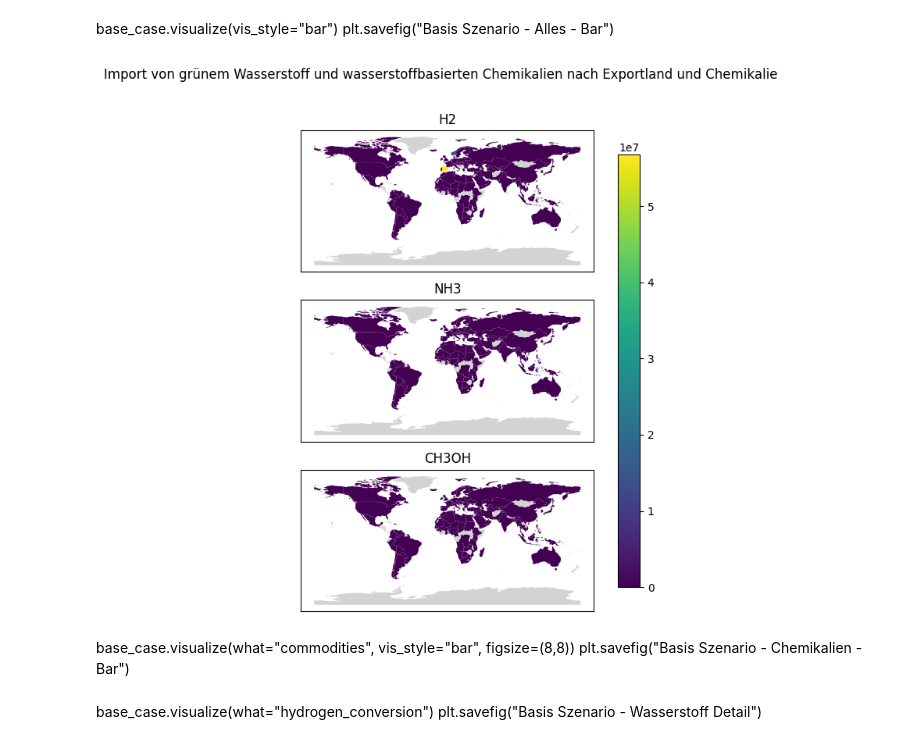
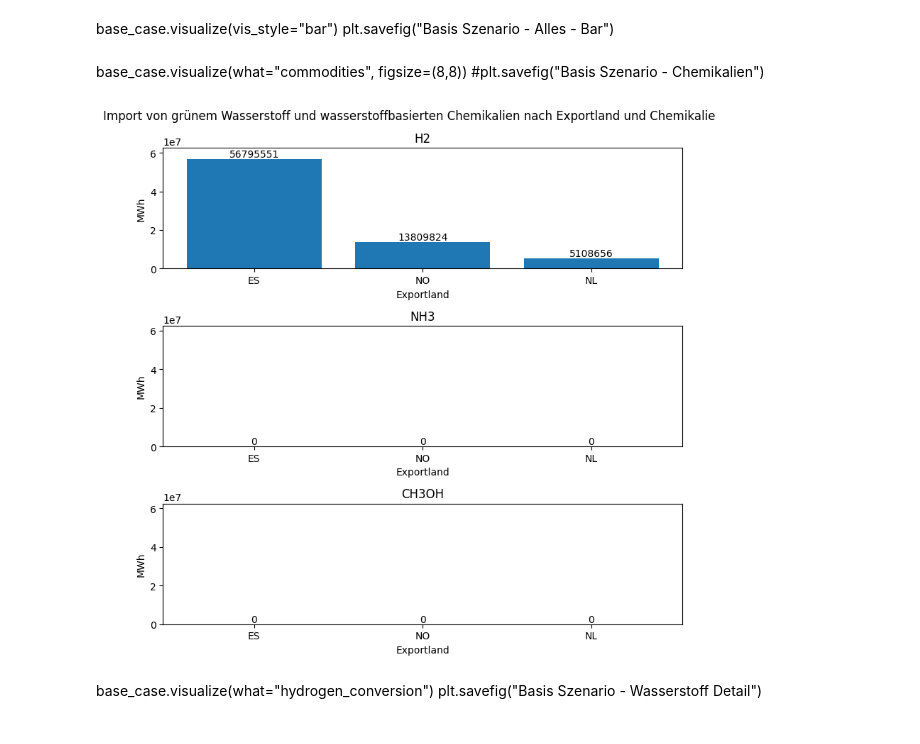
Before and after one commit to FaKurz/hydro_opt, a Jupyter notebook: demonstration.ipynb, the cells around one changed output. Drawn from its saved outputs; the diff is of its cells as text; code cells hidden in the pictures.

```diff
--- a/demonstration.ipynb
+++ b/demonstration.ipynb
@@ -58,14 +54,15 @@ base_case.visualize()
 # %% [markdown]
 base_case.visualize(vis_style="bar")
 plt.savefig("Basis Szenario - Alles - Bar")
-# %%
-base_case.visualize(what="commodities", figsize=(8,8))
-#plt.savefig("Basis Szenario - Chemikalien")
-# %% [output]
-[figure, removed]
-# %% [markdown]
-base_case.visualize(what="commodities", vis_style="bar", figsize=(8,8))
-plt.savefig("Basis Szenario - Chemikalien - Bar")
+# %% [markdown]
+base_case.visualize(what="commodities", figsize=(8,8))
+#plt.savefig("Basis Szenario - Chemikalien")
+# %%
+base_case.visualize(what="commodities", vis_style="bar", figsize=(8,8))
+#plt.savefig("Basis Szenario - Chemikalien - Bar")
+#plt.savefig('Basis Szenario - Chemikalien - Bar', bbox_inches="tight")
+# %% [output]
+[figure, added]
 # %% [markdown]
 base_case.visualize(what="hydrogen_conversion")
 plt.savefig("Basis Szenario - Wasserstoff Detail")
```
Also changed, not shown: parts of 19 cells of this notebook, 6 other files.
